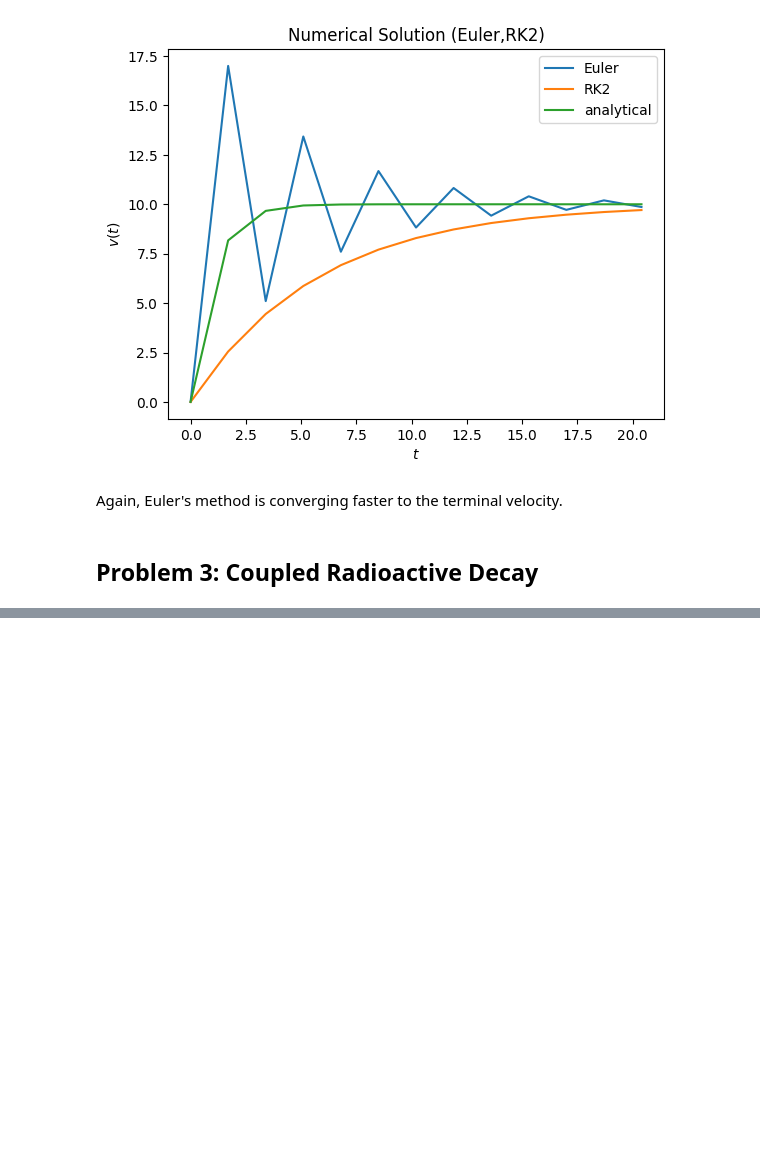
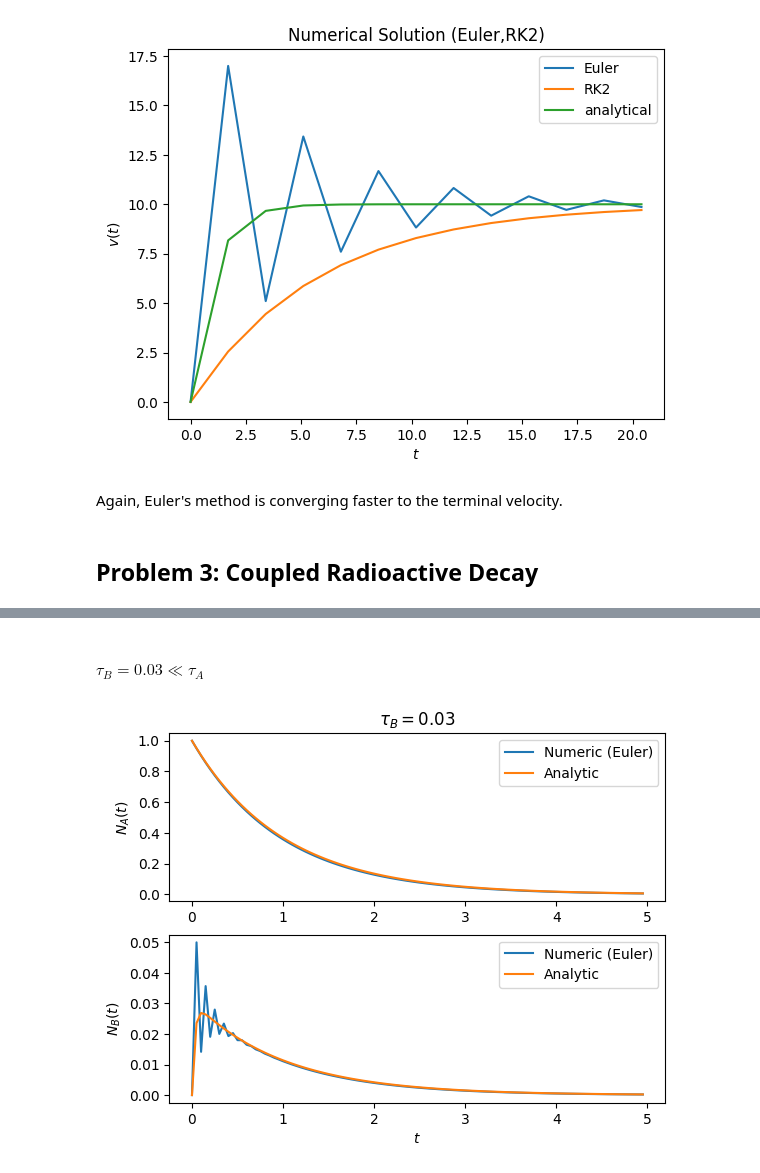
Before and after one commit to pranav-joshi-iitgn/PH509, a Jupyter notebook: Assignment1/A1.ipynb, the cells around one changed output, grey strips where cells are left out. Cells and saved outputs as stored; diff of their text form; code cells hidden in the pictures; blank space fills up the shorter version.

```diff
--- a/A1.ipynb
+++ b/Assignment1/A1.ipynb
@@ -628,0 +968,6 @@ Again, Euler's method is converging faster to the terminal velocity.
+# %% [markdown]
+#### $\tau_B = 0.03 \ll \tau_A$
+# %%
+CoupledRadDec_for_tau_B(0.03)
+# %% [output]
+[figure, added]
```
Also changed, not shown: parts of 51 cells of this notebook, 3 other files.
